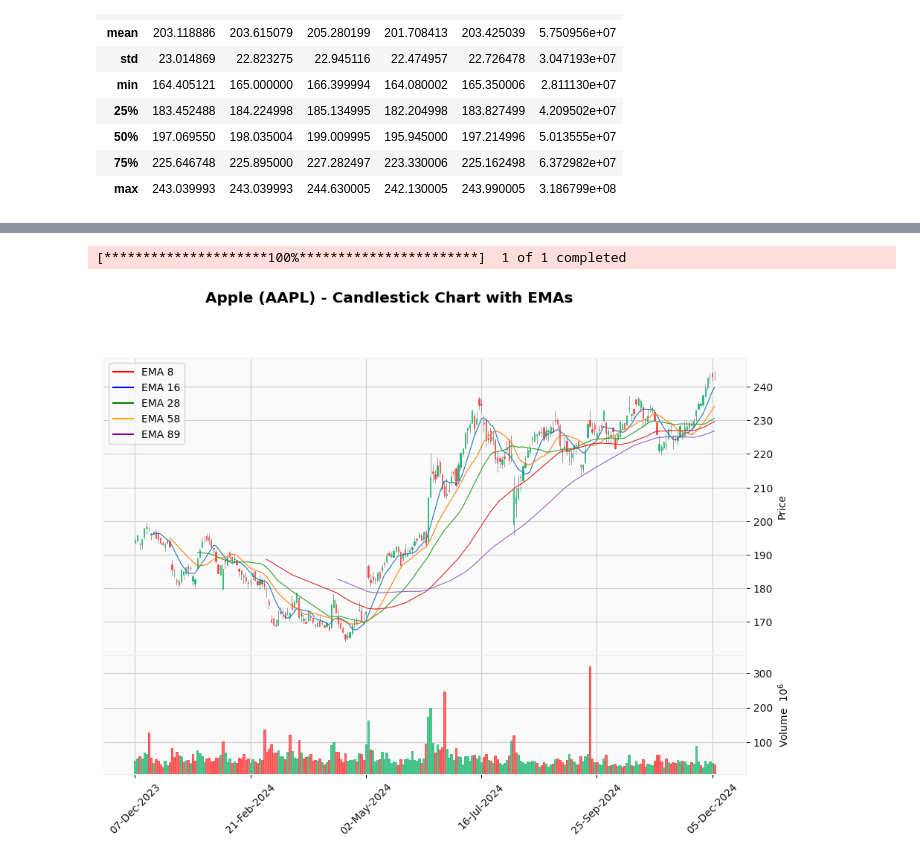
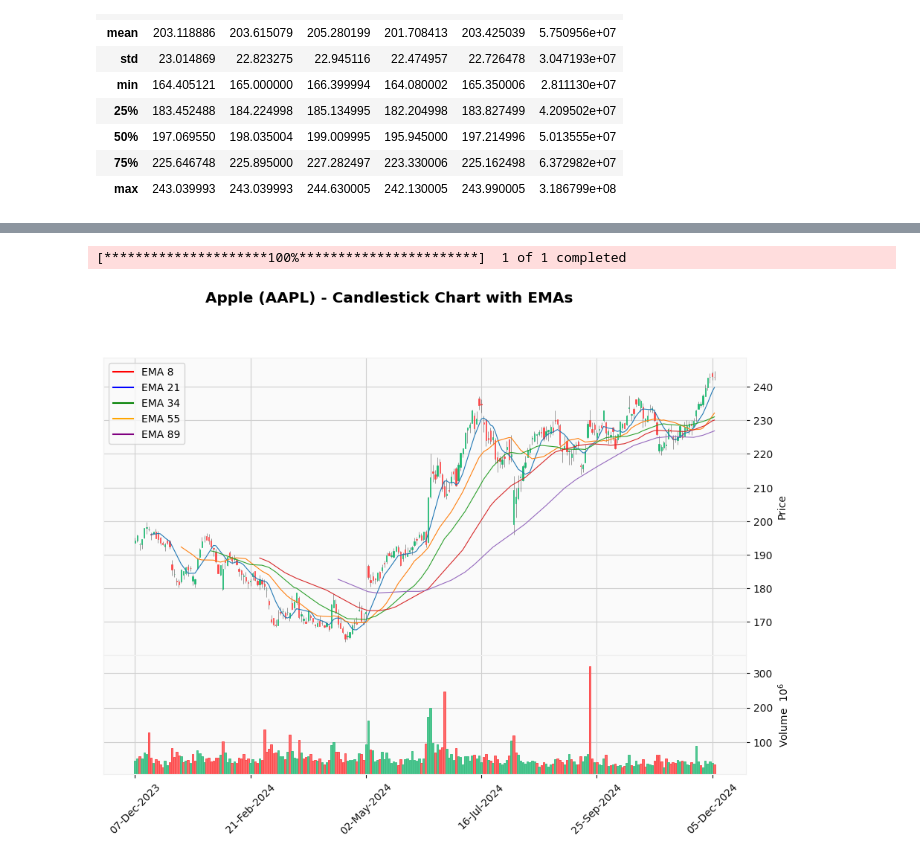
Before and after one commit to ellenne/AI_trading, a Jupyter notebook: FinancialAnalysis.ipynb, the cells around one changed output, grey strips where cells are left out. Drawn from its saved outputs; the diff is of its cells as text; code cells hidden in the pictures.

```diff
--- a/FinancialAnalysis.ipynb
+++ b/FinancialAnalysis.ipynb
@@ -278,7 +282,7 @@ AAPL = yf.download(stock, start, end)
 AAPL.columns = [col[0] if isinstance(col, tuple) else col for col in AAPL.columns]
 
 # Calculate Exponential Moving Averages (EMAs)
-ema_days = [8, 16, 28, 58, 89]
+ema_days = [8, 21, 34, 55, 89]
 for ema in ema_days:
     AAPL[f"EMA_{ema}"] = AAPL['Adj Close'].ewm(span=ema, adjust=False).mean()
 
@@ -293,31 +297,31 @@ plot_data[numeric_columns] = plot_data[numeric_columns].apply(pd.to_numeric, err
 fig, axlist = mpf.plot(
     plot_data,
     type='candle',  # Candlestick chart
     mav=ema_days,  # Add EMAs
     volume=True,  # Include volume bars
     title=f"Apple (AAPL) - Candlestick Chart with EMAs",
     style='yahoo',  # Predefined style
     figsize=(12, 8),
     returnfig=True  # Return figure for further customization
 )
 
 # Customize the x-axis to show only 6 evenly spaced dates
 ax = axlist[0]  # Main chart axis
 xticks_positions = list(range(0, len(plot_data.index), len(plot_data.index) // 5))  # 5 intervals = 6 labels
 xticks_labels = [plot_data.index[i].strftime("%d-%b-%Y") for i in xticks_positions]
 
 ax.set_xticks(xticks_positions)
 ax.set_xticklabels(xticks_labels, rotation=45, ha='right')
 
 # Add the legend manually using matplotlib
 legend_handles = [
     plt.Line2D([], [], color=color, label=f"EMA {ema}")
     for color, ema in zip(['red', 'blue', 'green', 'orange', 'purple'], ema_days)
 ]
 ax.legend(handles=legend_handles, loc="best")
 
 plt.tight_layout()  # Adjust layout to fit the rotated labels
 plt.show()
 # %% [output]
 [*********************100%***********************]  1 of 1 completed
-[figure, old version]
+[figure, new version]
```
Also changed, not shown: parts of 5 cells of this notebook.
